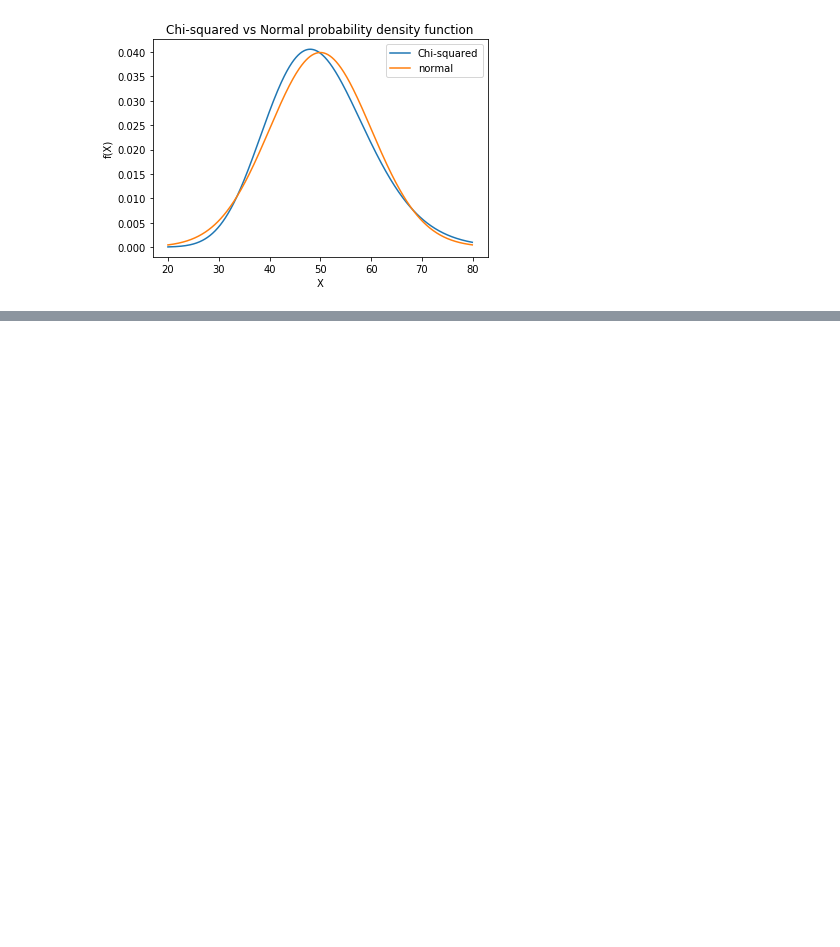
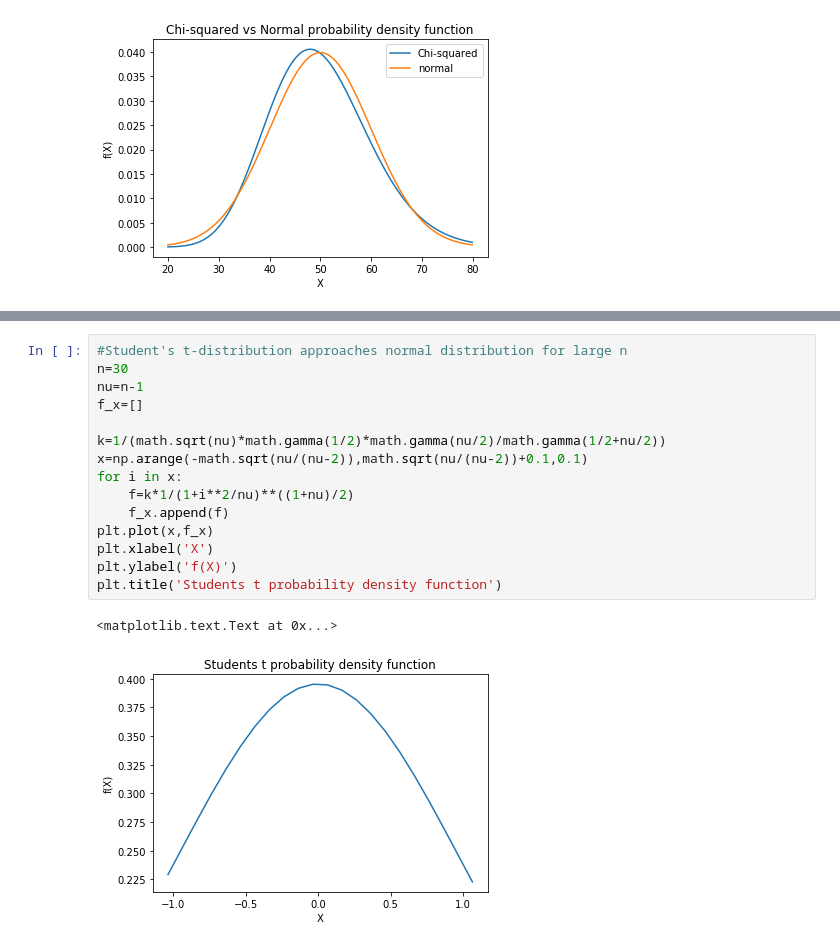
Before and after one commit to Abhinav-Rijal/Statistics, a Jupyter notebook: Probability distributions.ipynb, the cells around one changed output, grey strips where cells are left out. Drawn from its saved outputs; the diff is of its cells as text; blank space fills up the shorter version.

```diff
--- a/Probability distributions.ipynb
+++ b/Probability distributions.ipynb
@@ -512,0 +508,18 @@ TypeError: 'int' object is not callable
+# %%
+#Student's t-distribution approaches normal distribution for large n
+n=30
+nu=n-1
+f_x=[]
+
+k=1/(math.sqrt(nu)*math.gamma(1/2)*math.gamma(nu/2)/math.gamma(1/2+nu/2))
+x=np.arange(-math.sqrt(nu/(nu-2)),math.sqrt(nu/(nu-2))+0.1,0.1)
+for i in x:
+    f=k*1/(1+i**2/nu)**((1+nu)/2)
+    f_x.append(f)
+plt.plot(x,f_x)
+plt.xlabel('X')
+plt.ylabel('f(X)')
+plt.title('Students t probability density function')
+# %% [output]
+<matplotlib.text.Text at 0x...>
+[figure, added]
```
Also changed, not shown: parts of 2 cells of this notebook.
